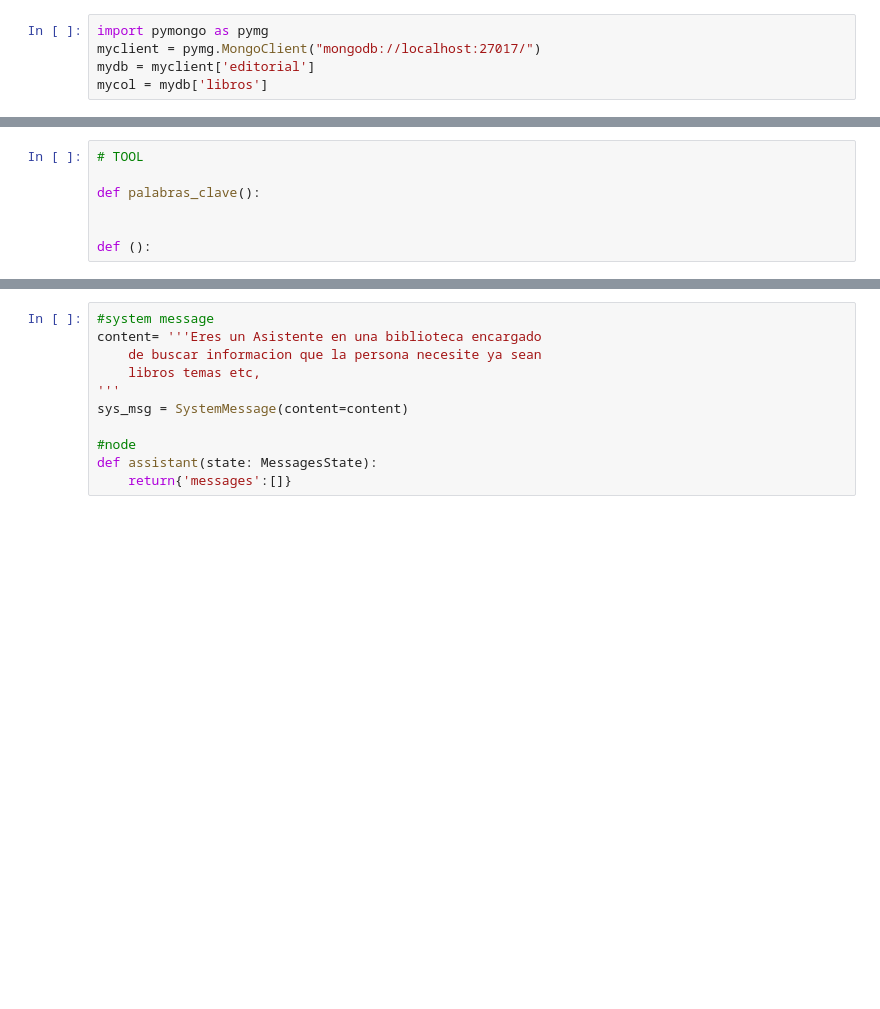
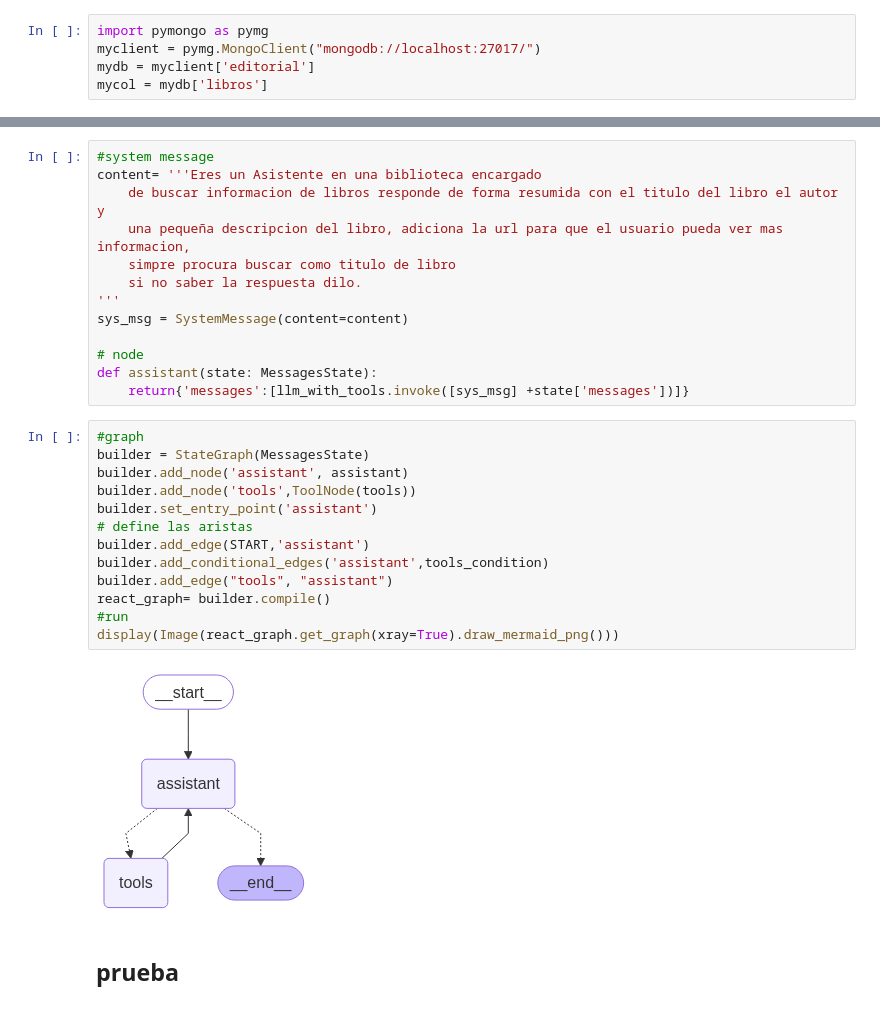
Before and after one commit to gustavo21math/Editorial_Uptc, a Jupyter notebook: buscador.ipynb, the cells around one changed output, grey strips where cells are left out. Saved outputs shown, nothing was run; the diff lists cells and outputs as text; blank space fills up the shorter version.

```diff
--- a/buscador.ipynb
+++ b/buscador.ipynb
@@ -34,7 +26,0 @@ mycol = mydb['libros']
-# %%
-# TOOL
-
-def palabras_clave():
-
-
-def ():
@@ -41,11 +56,30 @@ def ():
 # %%
 #system message
 content= '''Eres un Asistente en una biblioteca encargado
-    de buscar informacion que la persona necesite ya sean
-    libros temas etc,
+    de buscar informacion de libros responde de forma resumida con el titulo del libro el autor y
+    una pequeña descripcion del libro, adiciona la url para que el usuario pueda ver mas informacion,
+    simpre procura buscar como titulo de libro
+    si no saber la respuesta dilo.
 '''
 sys_msg = SystemMessage(content=content)
 
-#node
+# node
 def assistant(state: MessagesState):
-    return{'messages':[]}
+    return{'messages':[llm_with_tools.invoke([sys_msg] +state['messages'])]}
+# %%
+#graph
+builder = StateGraph(MessagesState)
+builder.add_node('assistant', assistant)
+builder.add_node('tools',ToolNode(tools))
+builder.set_entry_point('assistant')
+# define las aristas
+builder.add_edge(START,'assistant')
+builder.add_conditional_edges('assistant',tools_condition)
+builder.add_edge("tools", "assistant")
+react_graph= builder.compile()
+#run
+display(Image(react_graph.get_graph(xray=True).draw_mermaid_png()))
+# %% [output]
+[figure, added]
+# %% [markdown]
+## prueba
```
Also changed, not shown: parts of 9 cells of this notebook, 3 other files.
